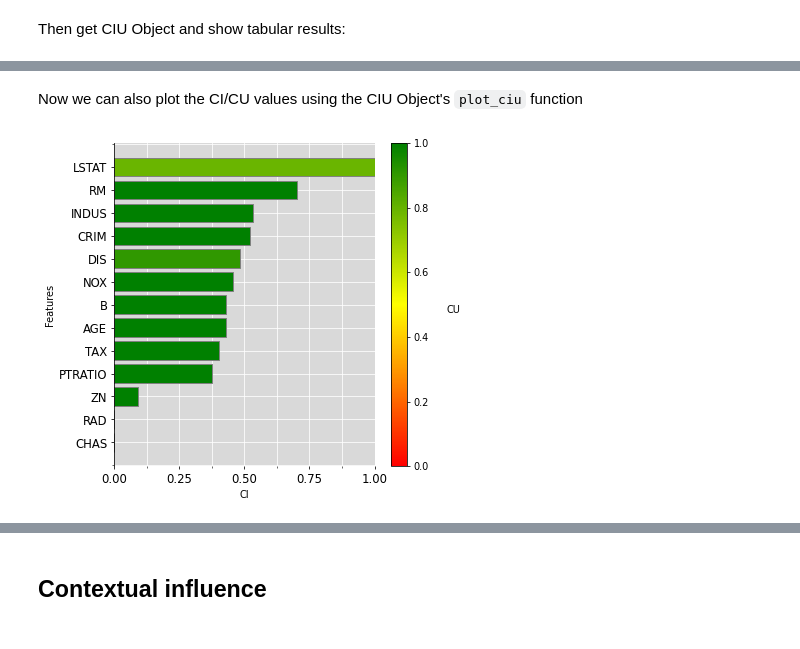
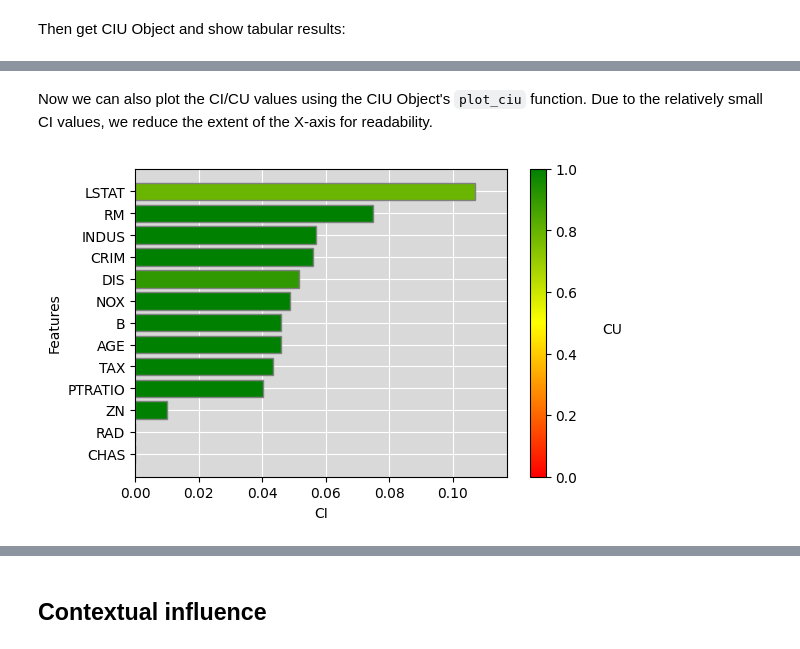
Before and after one commit to KaryFramling/py-ciu, a Jupyter notebook: README_notebook.ipynb, the cells around one changed output, grey strips where cells are left out. Saved outputs shown, nothing was run; the diff lists cells and outputs as text; code cells hidden in the pictures.

```diff
--- a/README_notebook.ipynb
+++ b/README_notebook.ipynb
@@ -211,8 +193,7 @@ boston_ciu.explain_tabular()
 # %% [markdown]
-Now we can also plot the CI/CU values using the CIU Object's ``plot_ciu`` function
+Now we can also plot the CI/CU values using the CIU Object's ``plot_ciu`` function. Due to the relatively small CI values, we reduce the extent of the X-axis for readability.
-# %%
-py_plt.rcParams['figure.dpi'] = 70
-boston_ciu.plot_ciu() # Default plot, using colour codes
-# %% [output]
-[figure, removed]
+# %%
+boston_ciu.plot_ciu(CIUres, CImax=min(1.0,(max(CIUres.CI)+0.01)))
+# %% [output]
+[figure, added]
 # %% [markdown]
```
Also changed, not shown: parts of 44 cells of this notebook.
